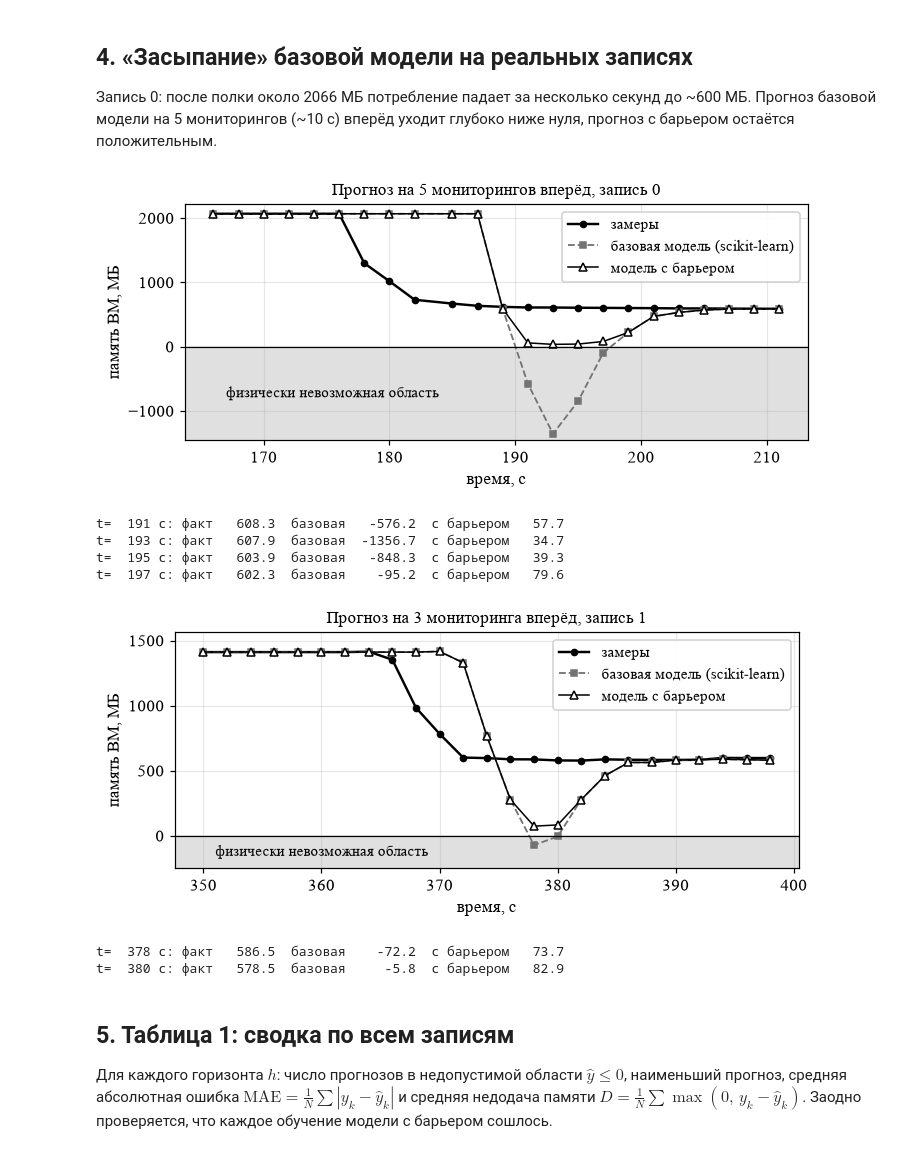
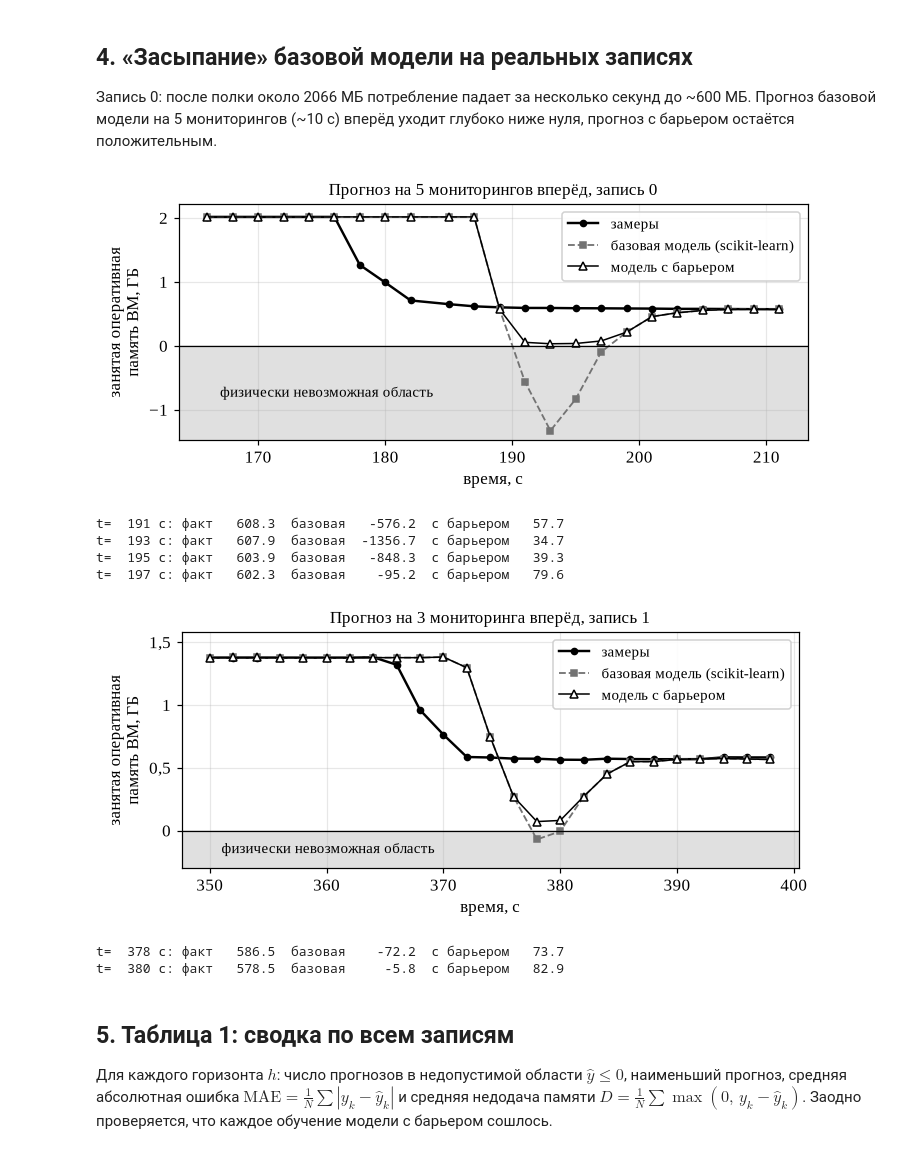
Before and after one commit to 89605502155/trosna-linear-regression-article-reproduction, a Jupyter notebook: reproduce_article.ipynb, the cells around one changed output. Saved outputs shown, nothing was run; the diff lists cells and outputs as text; code cells hidden in the pictures.

```diff
--- a/reproduce_article.ipynb
+++ b/reproduce_article.ipynb
@@ -40,6 +40,7 @@ import time
 
 import matplotlib.pyplot as plt
 import numpy as np
+from matplotlib.ticker import FuncFormatter, MultipleLocator
 from scipy.optimize import brentq
 from sklearn.linear_model import LinearRegression
 
@@ -53,6 +54,13 @@ plt.rcParams.update({
     "figure.dpi": 110,
     "legend.framealpha": 0.9,
 })
+
+
+def ru_tick(x, pos=None):
+    # Подпись деления оси с десятичной запятой и знаком минус, как в статье.
+    return f"{x:g}".replace(".", ",").replace("-", "\u2212")
+
+
 for pkg in ("trosna-linear-regression", "numpy", "scipy", "scikit-learn", "matplotlib"):
     print(f"{pkg:26s}{im.version(pkg)}")
 # %% [output]
@@ -374,7 +382,7 @@ fig, ax = plt.subplots(figsize=(9, 3.2))
 for k in (0, 1):
     ax.plot(traces[k]["t"], traces[k]["y"], lw=1, label=f"запись {k}")
 ax.set_xlabel("время, с")
-ax.set_ylabel("память ВМ, МБ")
+ax.set_ylabel("занятая оперативная\nпамять ВМ, МБ")
 ax.set_title("Две записи, на которых показаны случаи «засыпания»", fontsize=11)
 ax.grid(alpha=0.3)
 ax.legend()
@@ -552,35 +560,40 @@ def rolling(t, y, h, **kw):
 5 мониторингов (~10 с) вперёд уходит глубоко ниже нуля, прогноз с барьером остаётся положительным.
 # %%
 def plot_case(trace, h, lo, hi, title):
+    # На графике объём в ГБ (1 ГБ = 1024 МБ), цена деления 1 ГБ или 0,5 ГБ, как на рис. 5 и 6 статьи.
     t, y = traces[trace]["t"], traces[trace]["y"]
     r = rolling(t, y, h)
     sel = (r["idx"] >= lo) & (r["idx"] <= hi)
     tt = t[r["idx"][sel]]
+    gb = 1 / 1024
     fig, ax = plt.subplots(figsize=(6.7, 3.1))
-    ax.axhspan(-2000, LIMIT, color="0.88", zorder=0)
-    ax.plot(t[lo:hi + 1], y[lo:hi + 1], "o-", color="black", lw=1.6, ms=4, label="замеры")
-    ax.plot(tt, r["base"][sel], "s--", color="0.45", lw=1.2, ms=4, label="базовая модель (scikit-learn)")
-    ax.plot(tt, r["ours"][sel], "^-", color="black", lw=1.0, ms=5, mfc="white", label="модель с барьером")
+    ax.axhspan(-10, LIMIT, color="0.88", zorder=0)
+    ax.plot(t[lo:hi + 1], y[lo:hi + 1] * gb, "o-", color="black", lw=1.6, ms=4, label="замеры")
+    ax.plot(tt, r["base"][sel] * gb, "s--", color="0.45", lw=1.2, ms=4, label="базовая модель (scikit-learn)")
+    ax.plot(tt, r["ours"][sel] * gb, "^-", color="black", lw=1.0, ms=5, mfc="white", label="модель с барьером")
     ax.axhline(LIMIT, color="black", lw=0.8)
-    y_low = min(-250, r["base"][sel].min() - 100)
-    ax.set_ylim(y_low, y[lo:hi + 1].max() + 150)
+    y_low = min(-0.3, r["base"][sel].min() * gb - 0.15)
+    y_high = y[lo:hi + 1].max() * gb + 0.2
+    ax.set_ylim(y_low, y_high)
+    ax.yaxis.set_major_locator(MultipleLocator(1.0 if y_high - y_low > 2.5 else 0.5))
+    ax.yaxis.set_major_formatter(FuncFormatter(ru_tick))
     ax.text(t[lo] + 1, (y_low + LIMIT) / 2, "физически невозможная область", fontsize=10, va="center")
     ax.set_xlabel("время, с")
-    ax.set_ylabel("память ВМ, МБ")
+    ax.set_ylabel("занятая оперативная\nпамять ВМ, ГБ")
     ax.set_title(title, fontsize=11)
     ax.grid(alpha=0.3)
     ax.legend(loc="upper right", fontsize=10)
     fig.tight_layout()
     plt.show()
     for j in np.flatnonzero(sel & (r["base"] <= LIMIT)):
         k = r["idx"][j]
         print(f"t={t[k]:5.0f} с: факт {y[k]:7.1f}  базовая {r['base'][j]:8.1f}  с барьером {r['ours'][j]:6.1f}")
     return {"min_base": float(r["base"][sel].min()), "min_ours": float(r["ours"][sel].min())}
 
 
 case_drop = plot_case(0, 5, 82, 104, "Прогноз на 5 мониторингов вперёд, запись 0")
 # %% [output]
-[figure, old version]
+[figure, new version]
 t=  191 с: факт   608.3  базовая   -576.2  с барьером   57.7
 t=  193 с: факт   607.9  базовая  -1356.7  с барьером   34.7
 t=  195 с: факт   603.9  базовая   -848.3  с барьером   39.3
@@ -588,7 +601,7 @@ t=  197 с: факт   602.3  базовая    -95.2  с барьером   79.
 # %%
 case_drop2 = plot_case(1, 3, 172, 196, "Прогноз на 3 мониторинга вперёд, запись 1")
 # %% [output]
-[figure, old version]
+[figure, new version]
 t=  378 с: факт   586.5  базовая    -72.2  с барьером   73.7
 t=  380 с: факт   578.5  базовая     -5.8  с барьером   82.9
 # %% [markdown]
```
Also changed, not shown: parts of 5 cells of this notebook.
